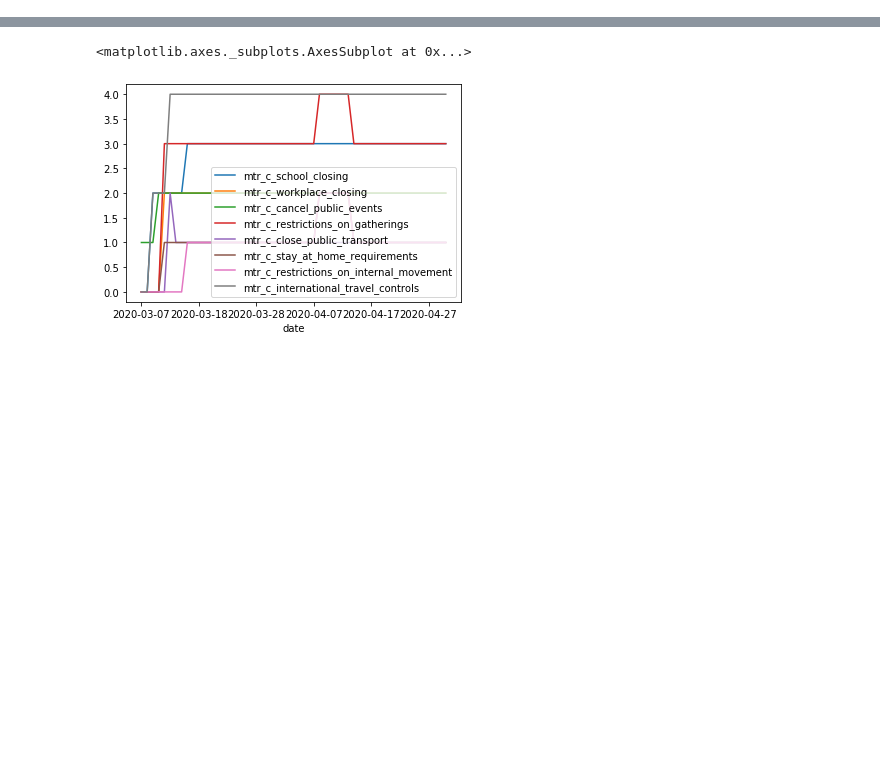
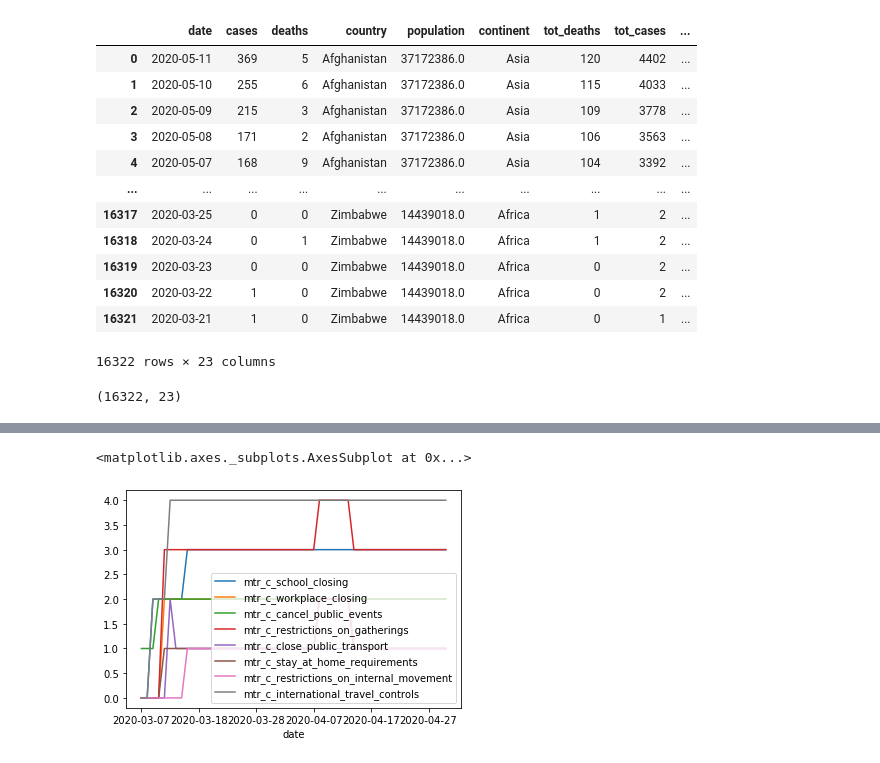
Before and after one commit to silverfield/corona-vis, a Jupyter notebook: nbs/process.ipynb, the cells around one changed output, grey strips where cells are left out. Cells and saved outputs as stored; diff of their text form; code cells hidden in the pictures; blank space fills up the shorter version.

```diff
--- a/nbs/process.ipynb
+++ b/nbs/process.ipynb
@@ -23,0 +40,20 @@ df = get_final_df()
+# %%
+df
+# %% [output]
+|  | date | cases | deaths | country | population | continent | tot_deaths | tot_cases | ... |
+| 0 | 2020-05-11 | 369 | 5 | Afghanistan | 37172386.0 | Asia | 120 | 4402 | ... |
+| 1 | 2020-05-10 | 255 | 6 | Afghanistan | 37172386.0 | Asia | 115 | 4033 | ... |
+| 2 | 2020-05-09 | 215 | 3 | Afghanistan | 37172386.0 | Asia | 109 | 3778 | ... |
+| 3 | 2020-05-08 | 171 | 2 | Afghanistan | 37172386.0 | Asia | 106 | 3563 | ... |
+| 4 | 2020-05-07 | 168 | 9 | Afghanistan | 37172386.0 | Asia | 104 | 3392 | ... |
+| ... | ... | ... | ... | ... | ... | ... | ... | ... | ... |
+| 16317 | 2020-03-25 | 0 | 0 | Zimbabwe | 14439018.0 | Africa | 1 | 2 | ... |
+| 16318 | 2020-03-24 | 0 | 1 | Zimbabwe | 14439018.0 | Africa | 1 | 2 | ... |
+| 16319 | 2020-03-23 | 0 | 0 | Zimbabwe | 14439018.0 | Africa | 0 | 2 | ... |
+| 16320 | 2020-03-22 | 1 | 0 | Zimbabwe | 14439018.0 | Africa | 0 | 2 | ... |
+| 16321 | 2020-03-21 | 1 | 0 | Zimbabwe | 14439018.0 | Africa | 0 | 1 | ... |
+16322 rows × 23 columns
+# %%
+df.
+# %% [output]
+(16322, 23)
```
Also changed, not shown: parts of 4 cells of this notebook, 7 other files.
